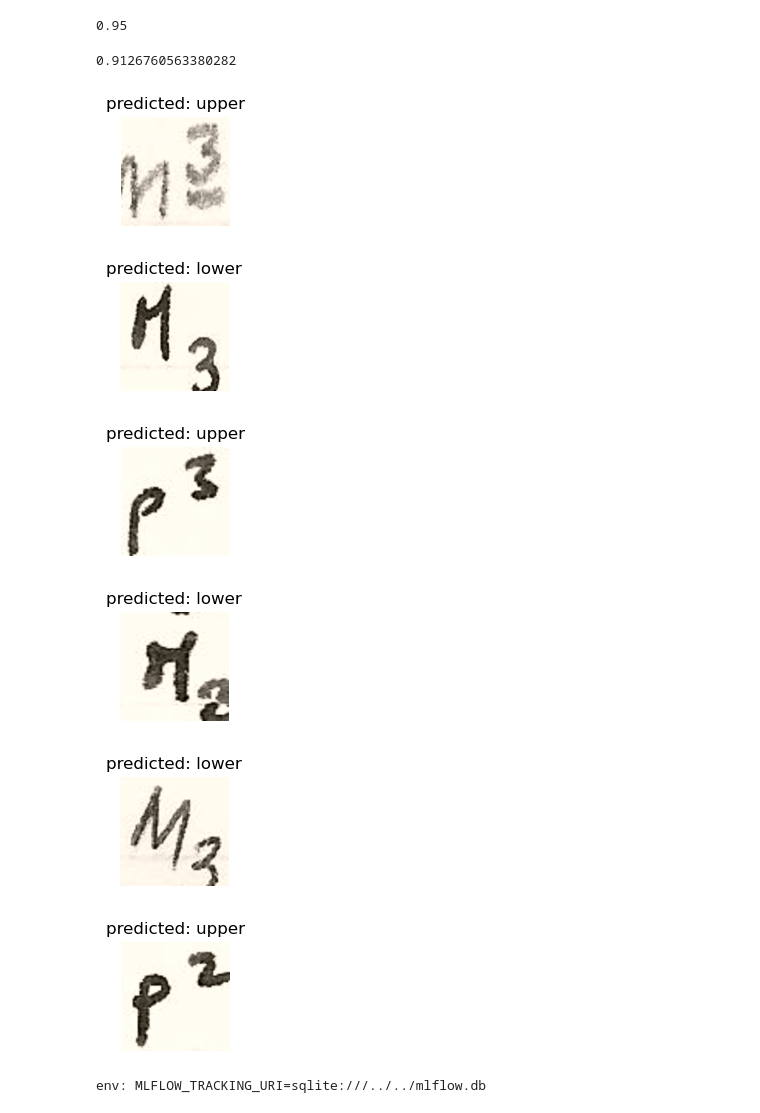
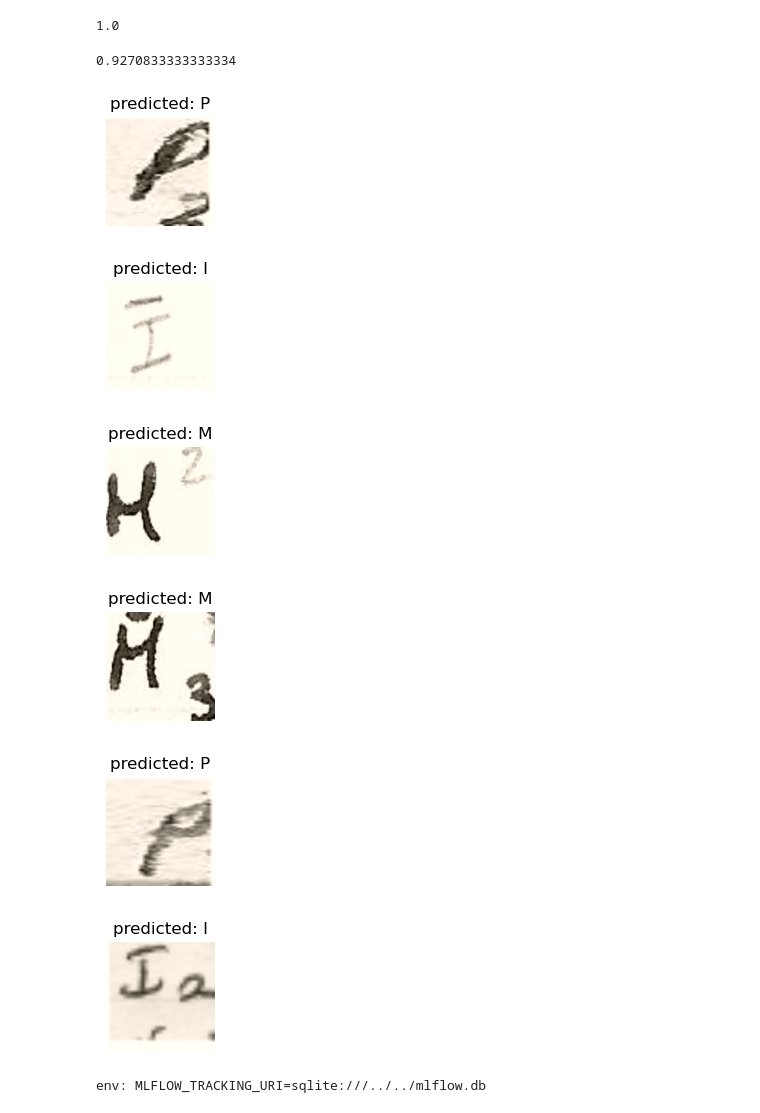
Before and after one commit to korolainenriikka/thesis, a Jupyter notebook: code/experiments/imagenet-based/experiment.ipynb, the cells around one changed output. Cells and saved outputs as stored; diff of their text form; code cells hidden in the pictures.

```diff
--- a/code/experiments/imagenet-based/experiment.ipynb
+++ b/code/experiments/imagenet-based/experiment.ipynb
@@ -22,9 +22,8 @@ BATCH_SIZE = 4
 LAYERS_TRAINED = 1
 
 # use balanced torch imagefolder dataset
-fraction = 0.33
-experiment = 'upperlower'
-target_num_of_classes = 2
+experiment = 'MPI'
+target_num_of_classes = 3
 
 # add seconds to run training to mlflow!
 runtime = 0
@@ -104,32 +96,32 @@ imshow(out, title=[class_names[x] for x in classes])
 # %%
-# model_conv = torchvision.models.vit_b_16(weights='DEFAULT')
-model_conv = torchvision.models.alexnet(weights='DEFAULT')
-for param in list(model_conv.parameters())[:-1*LAYERS_TRAINED]:
+# model = torchvision.models.vit_b_16(weights='DEFAULT')
+model = torchvision.models.alexnet(weights='DEFAULT')
+for param in list(model.parameters())[:-1*LAYERS_TRAINED]:
     param.requires_grad = False
 
 # Parameters of newly constructed modules have requires_grad=True by default
 #alexnet
-num_ftrs = model_conv.classifier[6].in_features
-model_conv.classifier[6] = nn.Linear(num_ftrs, target_num_of_classes)
-# num_ftrs = model_conv.heads[0].in_features
-# model_conv.heads[0] = nn.Linear(num_ftrs, target_num_of_classes)
+num_ftrs = model.classifier[6].in_features
+model.classifier[6] = nn.Linear(num_ftrs, target_num_of_classes)
+# num_ftrs = model.heads[0].in_features
+# model.heads[0] = nn.Linear(num_ftrs, target_num_of_classes)
 
-model_conv = model_conv.to(device)
+model = model.to(device)
 
 criterion = nn.CrossEntropyLoss()
 
 # Observe that only parameters of final layer are being optimized as
 # opposed to before.
 # vit
-# optimizer_conv = optim.SGD(model_conv.heads[0].parameters(), lr=0.001, momentum=0.9)
-optimizer_conv = optim.SGD(model_conv.classifier[6].parameters(), lr=0.001, momentum=0.9)
+# optimizer = optim.SGD(model.heads[0].parameters(), lr=0.001, momentum=0.9)
+optimizer = optim.SGD(model.classifier[6].parameters(), lr=0.001, momentum=0.9)
 
 # Decay LR by a factor of 0.1 every 7 epochs
-exp_lr_scheduler = lr_scheduler.StepLR(optimizer_conv, step_size=7, gamma=0.1)
+exp_lr_scheduler = lr_scheduler.StepLR(optimizer, step_size=7, gamma=0.1)
 
-for param in model_conv.parameters():
+for param in model.parameters():
     print(param.requires_grad)
-model_conv
+model
 # %% [output]
 False
 False
@@ -251,7 +243,7 @@ def visualize_model(model, num_images=6):
                     return
         model.train(mode=was_training)
 # %%
-model_conv, train_acc, test_acc = train_model(model_conv, criterion, optimizer_conv,
+model, train_acc, test_acc = train_model(model, criterion, optimizer,
                          exp_lr_scheduler, num_epochs=NUM_EPOCHS)
 # %% [output]
 Epoch 0/11
@@ -274,23 +266,22 @@ Best val Acc: 0.950000
 # %%
 print(test_acc)
 # %% [output]
-0.95
+1.0
 # %%
 print(train_acc)
 # %% [output]
-0.9126760563380282
+0.9270833333333334
 # %%
-
-visualize_model(model_conv)
+visualize_model(model)
 
 plt.ioff()
 plt.show()
 # %% [output]
-[figure, old version]
+[figure, new version]
-[figure, old version]
+[figure, new version]
-[figure, old version]
+[figure, new version]
-[figure, old version]
+[figure, new version]
-[figure, old version]
+[figure, new version]
-[figure, old version]
+[figure, new version]
 # %%
 model_pt_filename = f'{experiment}.pt'
```
Also changed, not shown: parts of 7 cells of this notebook.
